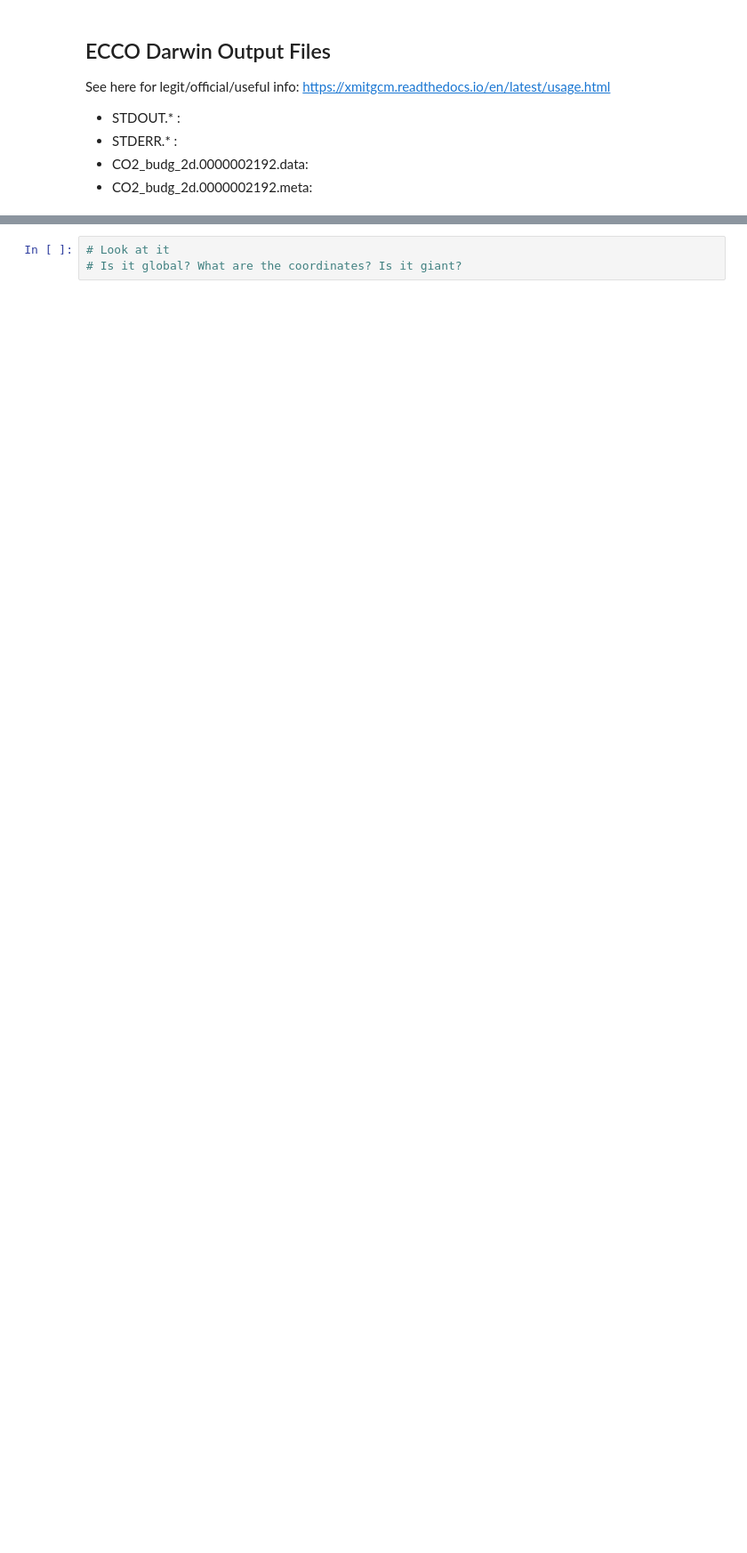
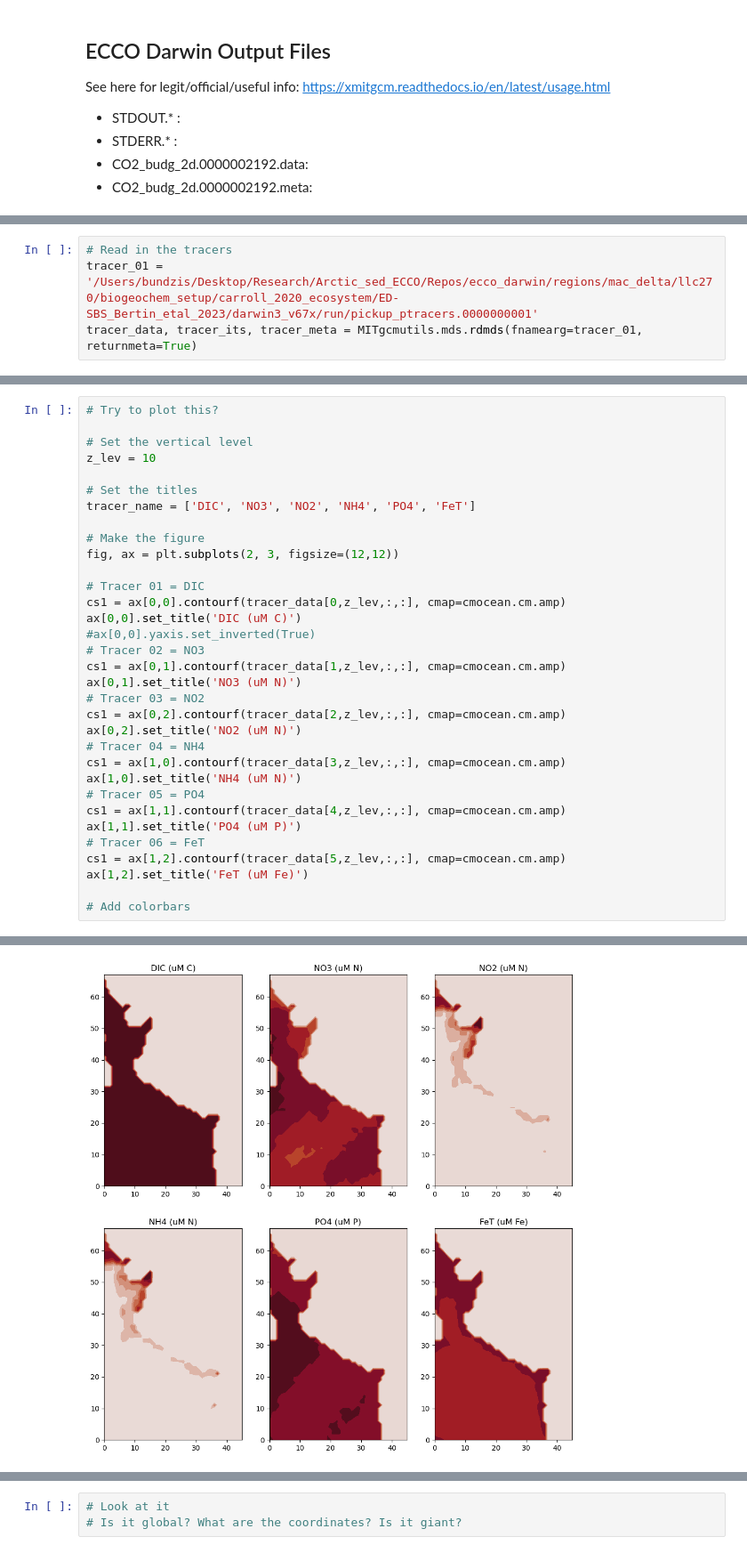
Before and after one commit to bundzis/ECCO_Darwin_analysis, a Jupyter notebook: Analysis/explore_ecco_darwin_output.ipynb, the cells around one changed output, grey strips where cells are left out. Shown at 89% size. Saved outputs shown, nothing was run; the diff lists cells and outputs as text; blank space fills up the shorter version.

```diff
--- a/Analysis/explore_ecco_darwin_output.ipynb
+++ b/Analysis/explore_ecco_darwin_output.ipynb
@@ -26,0 +32,4 @@ import xmitgcm
+# %%
+# Read in the tracers
+tracer_01 = '/Users/bundzis/Desktop/Research/Arctic_sed_ECCO/Repos/ecco_darwin/regions/mac_delta/llc270/biogeochem_setup/carroll_2020_ecosystem/ED-SBS_Bertin_etal_2023/darwin3_v67x/run/pickup_ptracers.0000000001'
+tracer_data, tracer_its, tracer_meta = MITgcmutils.mds.rdmds(fnamearg=tracer_01, returnmeta=True)
@@ -26,0 +132,34 @@ import xmitgcm
+# %%
+# Try to plot this?
+
+# Set the vertical level
+z_lev = 10
+
+# Set the titles
+tracer_name = ['DIC', 'NO3', 'NO2', 'NH4', 'PO4', 'FeT']
+
+# Make the figure
+fig, ax = plt.subplots(2, 3, figsize=(12,12))
+
+# Tracer 01 = DIC
+cs1 = ax[0,0].contourf(tracer_data[0,z_lev,:,:], cmap=cmocean.cm.amp)
+ax[0,0].set_title('DIC (uM C)')
+#ax[0,0].yaxis.set_inverted(True)
+# Tracer 02 = NO3
+cs1 = ax[0,1].contourf(tracer_data[1,z_lev,:,:], cmap=cmocean.cm.amp)
+ax[0,1].set_title('NO3 (uM N)')
+# Tracer 03 = NO2
+cs1 = ax[0,2].contourf(tracer_data[2,z_lev,:,:], cmap=cmocean.cm.amp)
+ax[0,2].set_title('NO2 (uM N)')
+# Tracer 04 = NH4
+cs1 = ax[1,0].contourf(tracer_data[3,z_lev,:,:], cmap=cmocean.cm.amp)
+ax[1,0].set_title('NH4 (uM N)')
+# Tracer 05 = PO4
+cs1 = ax[1,1].contourf(tracer_data[4,z_lev,:,:], cmap=cmocean.cm.amp)
+ax[1,1].set_title('PO4 (uM P)')
+# Tracer 06 = FeT
+cs1 = ax[1,2].contourf(tracer_data[5,z_lev,:,:], cmap=cmocean.cm.amp)
+ax[1,2].set_title('FeT (uM Fe)')
+
+# Add colorbars
+# %% [output]
@@ -26,0 +167 @@ import xmitgcm
+[figure, added]
```
Also changed, not shown: parts of 16 cells of this notebook.
